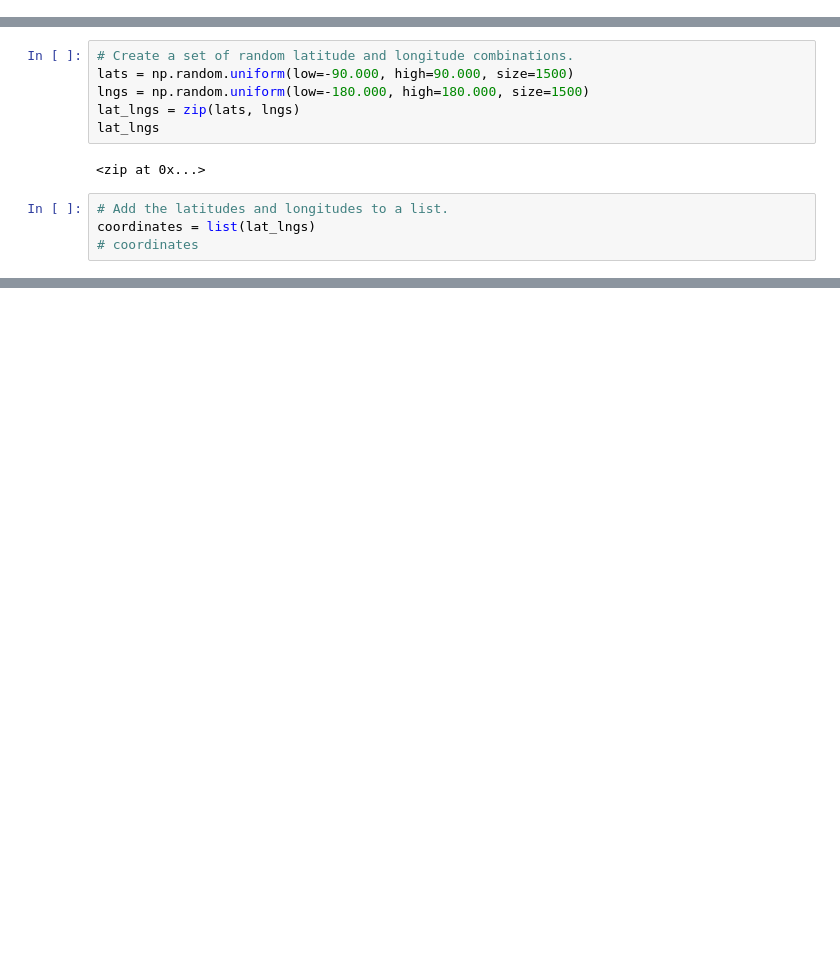
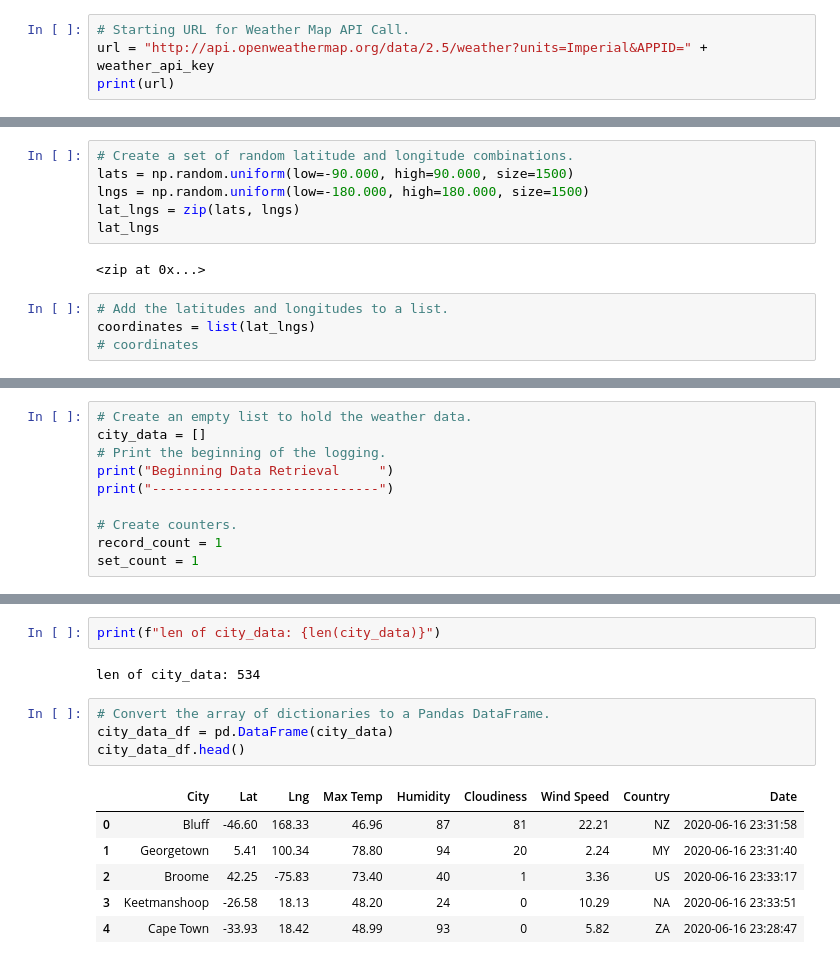
Before and after one commit to GirijaJoshi/World_Weather_Analysis, a Jupyter notebook: WeatherPy.ipynb, the cells around one changed output, grey strips where cells are left out. Drawn from its saved outputs; the diff is of its cells as text; blank space fills up the shorter version.

Commit message:
Added api practice and exception code to weather

```diff
--- a/WeatherPy.ipynb
+++ b/WeatherPy.ipynb
@@ -7,0 +15,4 @@ from citipy import citipy
+# %%
+# Starting URL for Weather Map API Call.
+url = "http://api.openweathermap.org/data/2.5/weather?units=Imperial&APPID=" + weather_api_key
+print(url)
@@ -34,0 +48,10 @@ len(cities)
+# %%
+# Create an empty list to hold the weather data.
+city_data = []
+# Print the beginning of the logging.
+print("Beginning Data Retrieval     ")
+print("-----------------------------")
+
+# Create counters.
+record_count = 1
+set_count = 1
@@ -34,0 +129,15 @@ len(cities)
+# %%
+print(f"len of city_data: {len(city_data)}")
+# %% [output]
+len of city_data: 534
+# %%
+# Convert the array of dictionaries to a Pandas DataFrame.
+city_data_df = pd.DataFrame(city_data)
+city_data_df.head()
+# %% [output]
+|  | City | Lat | Lng | Max Temp | Humidity | Cloudiness | Wind Speed | Country | Date |
+| 0 | Bluff | -46.60 | 168.33 | 46.96 | 87 | 81 | 22.21 | NZ | 2020-06-16 23:31:58 |
+| 1 | Georgetown | 5.41 | 100.34 | 78.80 | 94 | 20 | 2.24 | MY | 2020-06-16 23:31:40 |
+| 2 | Broome | 42.25 | -75.83 | 73.40 | 40 | 1 | 3.36 | US | 2020-06-16 23:33:17 |
+| 3 | Keetmanshoop | -26.58 | 18.13 | 48.20 | 24 | 0 | 10.29 | NA | 2020-06-16 23:33:51 |
+| 4 | Cape Town | -33.93 | 18.42 | 48.99 | 93 | 0 | 5.82 | ZA | 2020-06-16 23:28:47 |
```
Also changed, not shown: parts of 7 cells of this notebook, 3 other files.
